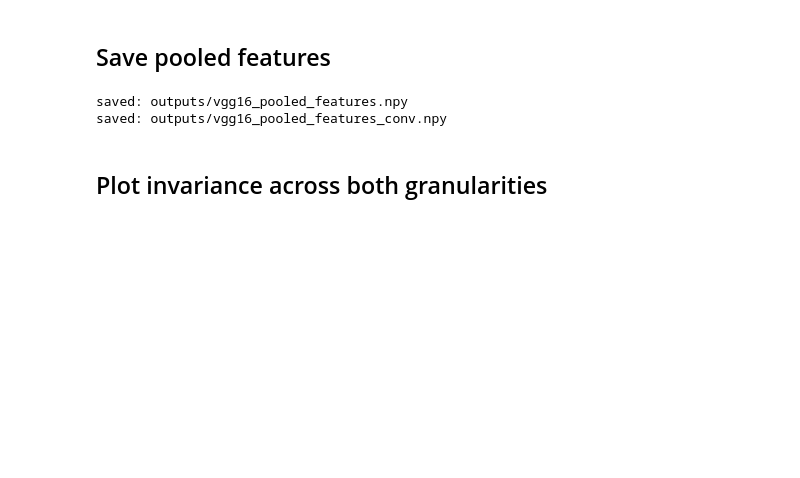
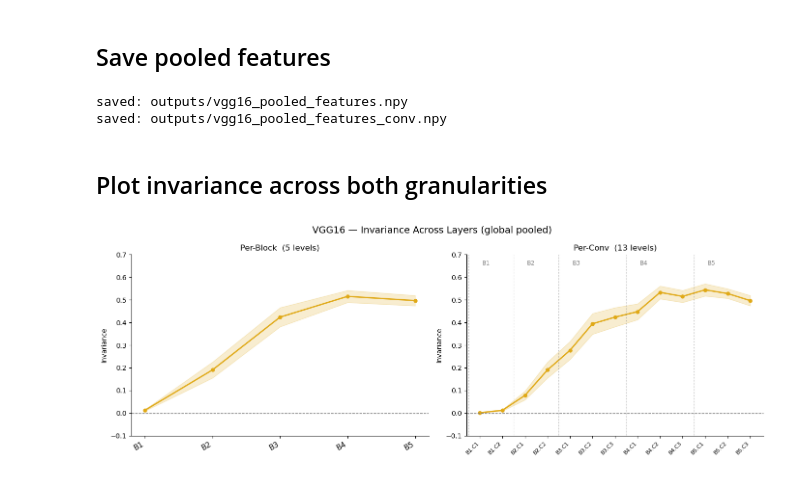
Before and after one commit to dufengtong/visual-invariance-analysis, a Jupyter notebook: notebooks/invariance_VGG16.ipynb, the cells around one changed output. Drawn from its saved outputs; the diff is of its cells as text; code cells hidden in the pictures; blank space fills up the shorter version.

Commit message:
update invariance notebooks

```diff
--- a/notebooks/invariance_VGG16.ipynb
+++ b/notebooks/invariance_VGG16.ipynb
@@ -241,25 +241,28 @@ Done.
 # %% [markdown]
 ## Summarise (mean ± std per layer) and save
 # %%
-def summarise_inv(invar_df, layer_names):
-    grp = invar_df.groupby('layer')['pair_invariance']
-    return {
-        'layer_names': layer_names,
-        'mean': grp.mean().values,
-        'std':  grp.std().values,
-    }
+def extract_inv(invar_df, layer_names):
+    n = len(layer_names)
+    values = np.array([
+        invar_df[invar_df['layer'] == il]['pair_invariance'].values
+        for il in range(n)
+    ])   # (n_layers, 28)
+    return {'layer_names': layer_names, 'values': values}
 
 keys_block = list(pooled_block.keys())
 keys_conv  = list(pooled_conv.keys())
 
-inv_block = summarise_inv(invar_df_block, keys_block)
-inv_conv  = summarise_inv(invar_df_conv,  keys_conv)
+inv_block = extract_inv(invar_df_block, keys_block)
+inv_conv  = extract_inv(invar_df_conv,  keys_conv)
 
 os.makedirs('outputs', exist_ok=True)
 np.save('outputs/vgg16_inv_per_block.npy', inv_block, allow_pickle=True)
 np.save('outputs/vgg16_inv_per_conv.npy',  inv_conv,  allow_pickle=True)
-print('Invariance summaries saved.')
-print('\nPer-block mean invariance:')
-for name, m, s in zip(keys_block, inv_block['mean'], inv_block['std']):
+print('Invariance values saved.')
+
+mean = inv_block['values'].mean(axis=1)
+sem  = inv_block['values'].std(axis=1) / np.sqrt(inv_block['values'].shape[1])
+print('\nPer-block mean ± SEM invariance:')
+for name, m, s in zip(keys_block, mean, sem):
     print(f'  {name}: {m:.4f} ± {s:.4f}')
 # %% [output]
@@ -291,12 +294,13 @@ saved: outputs/vgg16_pooled_features_conv.npy
 ## Plot invariance across both granularities
 # %%
 def plot_inv_summary(ax, inv, title, color='#e0a917', label_rotation=45, label_fs=9):
-    names = inv['layer_names']
-    mean  = inv['mean']
-    std   = inv['std']
-    x     = np.arange(len(names))
+    names  = inv['layer_names']
+    values = inv['values']
+    mean   = values.mean(axis=1)
+    sem    = values.std(axis=1) / np.sqrt(values.shape[1])
+    x      = np.arange(len(names))
     ax.plot(x, mean, 'o-', color=color, lw=2, ms=5)
-    ax.fill_between(x, mean - std, mean + std, alpha=0.2, color=color)
+    ax.fill_between(x, mean - sem, mean + sem, alpha=0.2, color=color)
     ax.axhline(0, color='gray', lw=1, linestyle='--')
     ax.set_ylim(-0.1, 0.7)
     ax.set_xticks(x)
@@ -306,30 +310,32 @@ def plot_inv_summary(ax, inv, title, color='#e0a917', label_rotation=45, label_f
     ax.spines['top'].set_visible(False)
     ax.spines['right'].set_visible(False)
 
 
 def add_block_boundaries(ax, n_per_block):
     """Mark where each block starts on the per-conv axis."""
     offset = 0
     for bname, nc in zip(['B1', 'B2', 'B3', 'B4', 'B5'], n_per_block):
         ax.axvline(offset - 0.5, color='gray', lw=0.8, linestyle=':', alpha=0.7)
         ax.text(offset + 0.1, 0.97, bname,
                 transform=ax.get_xaxis_transform(),
                 ha='left', va='top', fontsize=9, color='gray')
         offset += nc
 
 
 fig, axes = plt.subplots(1, 2, figsize=(14, 5))
 
 plot_inv_summary(axes[0], inv_block,
                  f'Per-Block  ({len(keys_block)} levels)',
                  color='#e0a917', label_rotation=30, label_fs=11)
 
 plot_inv_summary(axes[1], inv_conv,
                  f'Per-Conv  ({len(keys_conv)} levels)',
                  color='#e0a917', label_rotation=45, label_fs=8)
 add_block_boundaries(axes[1], n_convs_per_block)
 
 plt.suptitle('VGG16 — Invariance Across Layers (global pooled)', fontsize=14)
 plt.tight_layout()
 plt.savefig('../figures/vgg16_invariance.png', dpi=300, bbox_inches='tight')
 plt.show()
+# %% [output]
+[figure, added]
```
Also changed, not shown: parts of 1 cell of this notebook, 39 other files.
